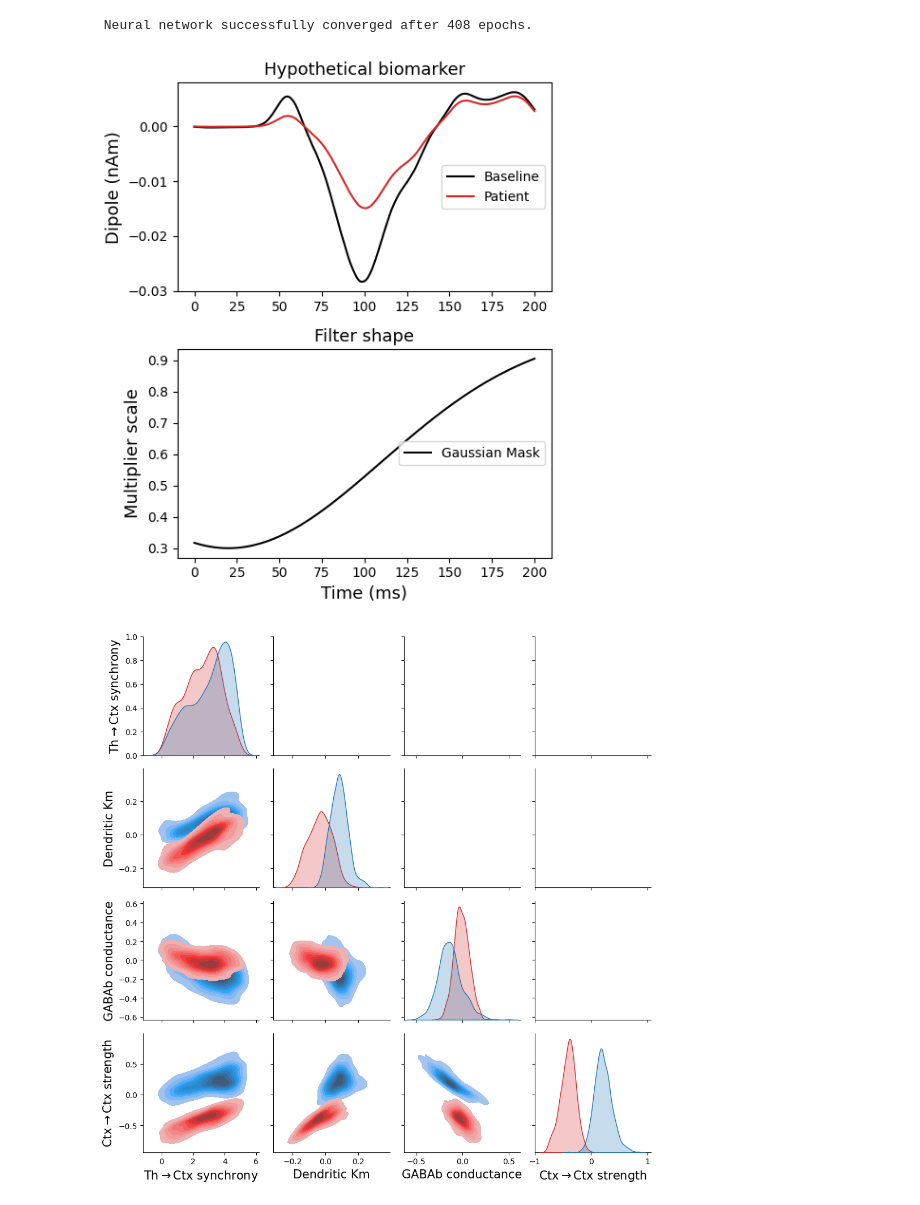
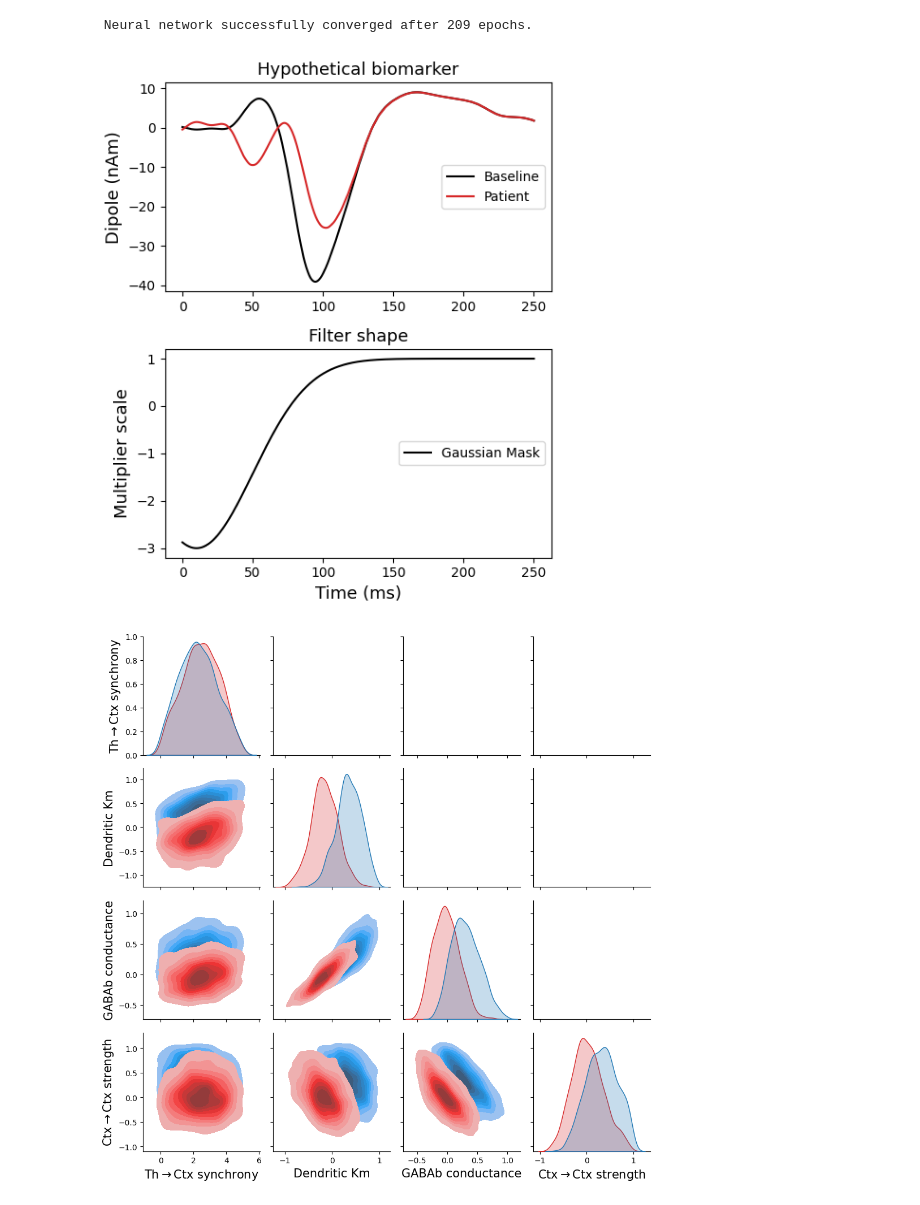
Before and after one commit to ntolley/hnn_jove, a Jupyter notebook: notebooks/drug_moa_sbi_ppc.ipynb, the cells around one changed output. Saved outputs shown, nothing was run; the diff lists cells and outputs as text; code cells hidden in the pictures.

```diff
--- a/notebooks/drug_moa_sbi_ppc.ipynb
+++ b/notebooks/drug_moa_sbi_ppc.ipynb
@@ -30,11 +29,12 @@ Warning: no DISPLAY environment variable.
 # %%
-save_path = '/oscar/data/sjones/ntolley/hnn_jove/drug_with_fbgain'
+save_path = '/oscar/data/sjones/ntolley/hnn_jove/jones_2009_jove'
 
 
 rng = np.random.default_rng(seed=123)
 
 num_sims = 10000
-tstop = 200
+tstop = 250
+dt = 0.025
 
 min_val, max_val = -1, 1
 theta_train_dict = {
@@ -48,13 +48,13 @@ theta_cond_dict = {
     'ff_sync_scale':  [1, 3, 1, 1, 1],
     'km_scale':       [0, 0, 1, 0, 0],
     'inh_gain_scale': [0, 0, 0, 1, 0],
-    'fb_gain_scale': [0, 0, 0, 0, 1],
+    'fb_gain_scale':  [0, 0, 0, 0, 1],
 }
 
 # Initialize the network model and run the batch simulation.
-l_contra_params = read_params('../data/L_Contra.param')
-net_base = calcium_model(params=l_contra_params, add_drives_from_params=False)
+# l_contra_params = read_params('../data/L_Contra.param')
+# net_base = calcium_model(params=l_contra_params, add_drives_from_params=False)
 
 # net = jones_2009_model()
-# add_erp_drives_to_jones_model(net)
+net_base = read_network_configuration('../data/baseline_optimization/opt_baseline_config_correlation_6.json')
 # %%
@@ -117,11 +102,14 @@ Trial 1: 190.0 ms...
 # %%
+scale_factor = 1000
+smooth_window = 30
+
 # Load batch simulations used for SBI training
 dpl_list, theta_train = list(), list()
 for fname in os.listdir(save_path):
     if '.npz' in fname:
         res = np.load(f'{save_path}/{fname}', allow_pickle=True)
         for dpl in res['dpl']:
-            dpl_list.append(dpl[0].copy().smooth(30).data['agg'])
+            dpl_list.append(dpl[0].copy().smooth(smooth_window).scale(scale_factor).data['agg'])
 
         for param_dict in res['param_values']:
             theta_train.append(np.array(list(param_dict.values())))
@@ -134,7 +122,7 @@ pca = PCA(n_components=4)
 x_train = pca.fit_transform(dpl_list)
 dpl_transform = pca.inverse_transform(x_train)
 # %%
-times = np.linspace(0, 200, dpl_list.shape[1])
+times = np.linspace(0, tstop, dpl_list.shape[1])
 
 plt.figure(figsize=(8, 3))
 plt.subplot(1,2,1)
@@ -166,54 +154,58 @@ inference = inference.append_simulations(torch.tensor(theta_train).float(), torc
 density_estimator = inference.train()
 posterior = inference.build_posterior(density_estimator)
 # %% [output]
- Neural network successfully converged after 408 epochs.
+ Neural network successfully converged after 209 epochs.
 # %%
-baseline_dpl = cond_results['simulated_data'][0][0]['dpl'][0].copy().smooth(30).data['agg']
+# Load experimental biomarker
+dipole_experimental = read_dipole('../data/L_Contra.txt')
+baseline_cs = CubicSpline(dipole_experimental.times, dipole_experimental.data['agg'])
+
+baseline_dpl = baseline_cs(times)
 
 labelsize = 13
 ticksize = 10
 titlesize = 13
 
-times = np.linspace(0, 200, len(baseline_dpl))
 
 
+# THIS IS THE DEFAULT
 # biomarker_scale = -0.1
 # gauss = norm.pdf(times, loc=10, scale=40)
 
-biomarker_scale = 0.3
-gauss = norm.pdf(times, loc=20, scale=90)
+biomarker_scale = -3
+gauss = norm.pdf(times, loc=10, scale=40)
 
 # biomarker_scale = 2
 # gauss = norm.pdf(times, loc=120, scale=30)
 
 gauss = (gauss / np.max(gauss)) * (biomarker_scale - 1)
 gauss += 1
 biomarker_dpl = baseline_dpl * gauss
 
 
 plt.figure(figsize=(5,6))
 plt.subplot(2,1,1)
 plt.plot(times, baseline_dpl, label='Baseline', color='k')
 plt.plot(times, biomarker_dpl, label='Patient', color='C3')
 plt.legend(loc='center right')
 plt.title('Hypothetical biomarker', fontsize=titlesize)
 plt.xticks(fontsize=ticksize)
 plt.yticks(fontsize=ticksize)
 plt.ylabel('Dipole (nAm)', fontsize=labelsize)
 
 
 plt.subplot(2,1,2)
 plt.plot(times, gauss, color='k', label='Gaussian Mask')
 plt.legend(loc='center right')
 plt.xlabel('Time (ms)', fontsize=labelsize)
 plt.ylabel('Multiplier scale', fontsize=labelsize)
 
 plt.title('Filter shape', fontsize=titlesize)
 plt.xticks(fontsize=ticksize)
 plt.yticks(fontsize=ticksize)
 plt.tight_layout()
 # %% [output]
-[figure, old version]
+[figure, new version]
 # %%
 x_cond = pca.transform(np.stack([baseline_dpl, biomarker_dpl]))
 
@@ -264,9 +256,9 @@ for idx in range(4):
     # g.axes[3, idx].set_xticklabels(tick_dict[f'p{idx+4}_tick_labels'], fontsize=ticksize, rotation=0)
 plt.tight_layout()
 
-plt.savefig('../figures/drug_moa_sbi_posterior.svg')
+# plt.savefig('../figures/drug_moa_sbi_posterior.svg')
 # %% [output]
-[figure, old version]
+[figure, new version]
 # %%
 n_ppc_sims = 10
 baseline_ppc_theta = sample_list[:n_ppc_sims, :]
```
Also changed, not shown: parts of 6 cells of this notebook, 4 other files.
